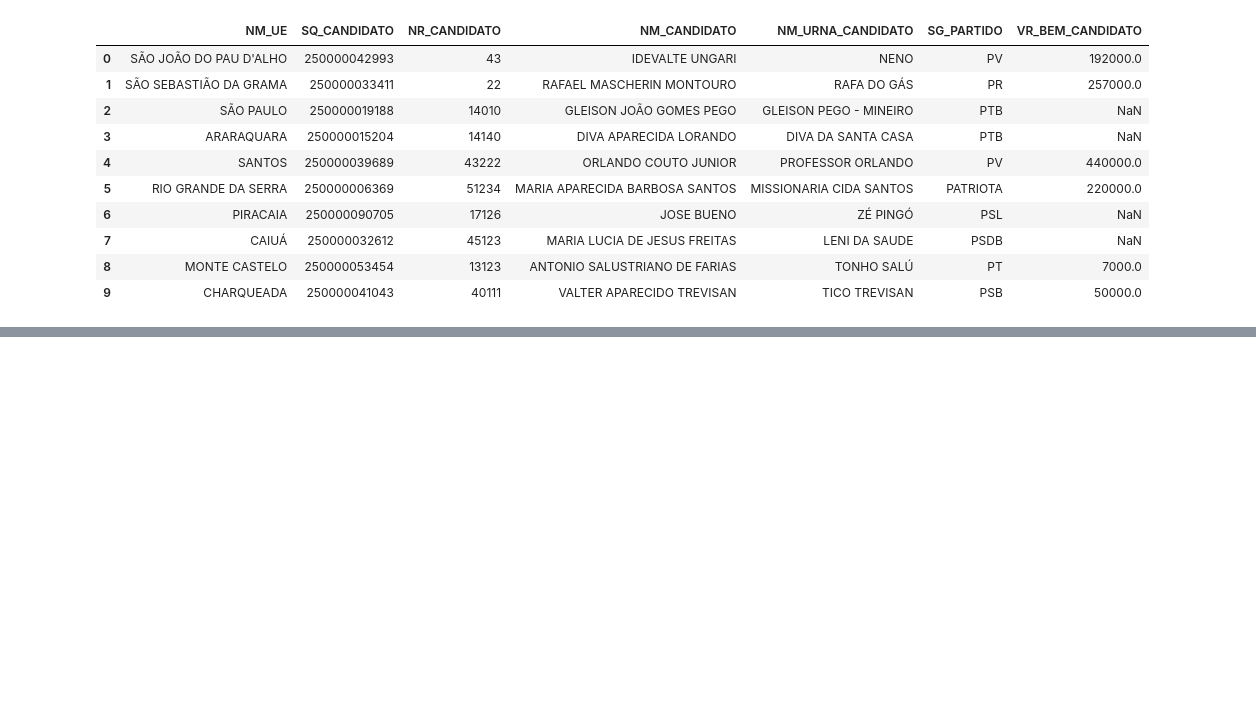
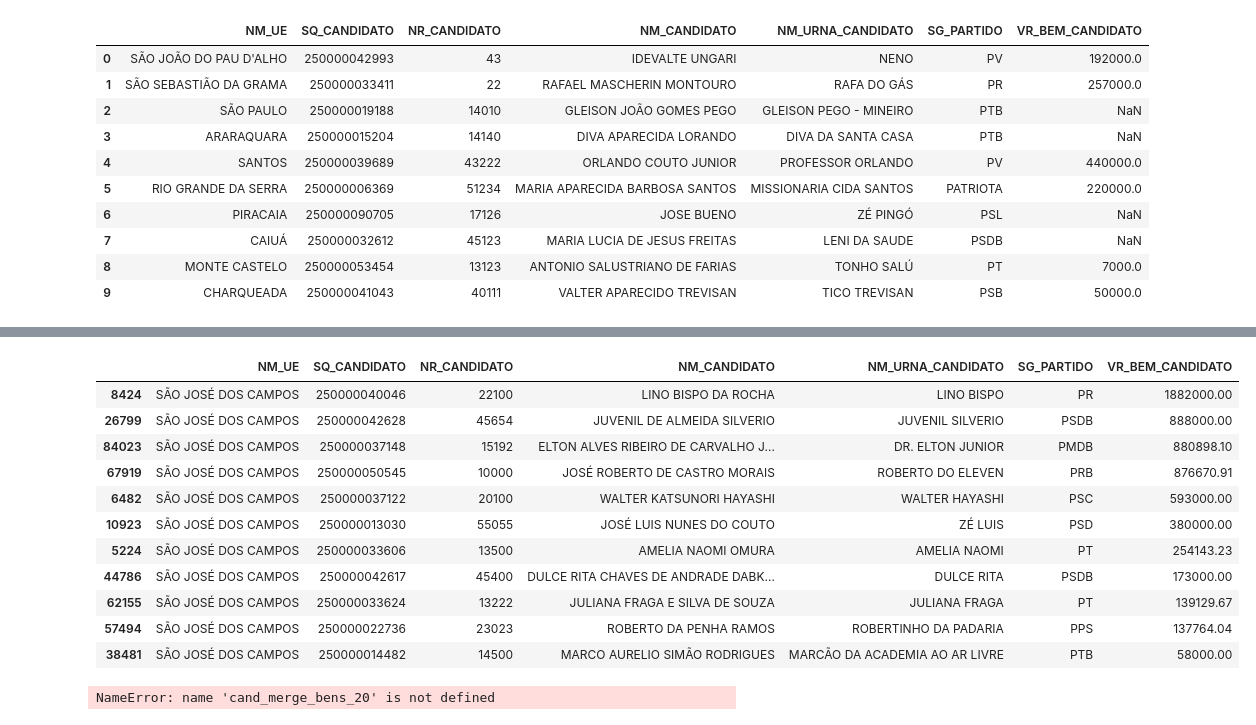
Before and after one commit to gusrobert/analiseDadosBensDeclarados, a Jupyter notebook: Bens declarados dos candidatos reeleitos.ipynb, the cells around one changed output, grey strips where cells are left out. Drawn from its saved outputs; the diff is of its cells as text; code cells hidden in the pictures; blank space fills up the shorter version.

```diff
--- a/Bens declarados dos candidatos reeleitos.ipynb
+++ b/Bens declarados dos candidatos reeleitos.ipynb
@@ -75,0 +115,31 @@ cand_merge_bens_16.head(10)
+# %%
+
+
+list_SQ_CANDIDATO_2016 = [250000042617, 250000037148, 250000033606, 250000014482, 250000022736, 250000042628, 250000040046, 250000050545, 250000037122, 250000033624, 250000013030]
+
+reeleitos2016 = cand_merge_bens_16[cand_merge_bens_16['SQ_CANDIDATO'].isin(list_SQ_CANDIDATO_2016)].sort_values(by='VR_BEM_CANDIDATO', ascending=False)
+# %%
+reeleitos2016
+# %% [output]
+|  | NM_UE | SQ_CANDIDATO | NR_CANDIDATO | NM_CANDIDATO | NM_URNA_CANDIDATO | SG_PARTIDO | VR_BEM_CANDIDATO |
+| 8424 | SÃO JOSÉ DOS CAMPOS | 250000040046 | 22100 | LINO BISPO DA ROCHA | LINO BISPO | PR | 1882000.00 |
+| 26799 | SÃO JOSÉ DOS CAMPOS | 250000042628 | 45654 | JUVENIL DE ALMEIDA SILVERIO | JUVENIL SILVERIO | PSDB | 888000.00 |
+| 84023 | SÃO JOSÉ DOS CAMPOS | 250000037148 | 15192 | ELTON ALVES RIBEIRO DE CARVALHO J... | DR. ELTON JUNIOR | PMDB | 880898.10 |
+| 67919 | SÃO JOSÉ DOS CAMPOS | 250000050545 | 10000 | JOSÉ ROBERTO DE CASTRO MORAIS | ROBERTO DO ELEVEN | PRB | 876670.91 |
+| 6482 | SÃO JOSÉ DOS CAMPOS | 250000037122 | 20100 | WALTER KATSUNORI HAYASHI | WALTER HAYASHI | PSC | 593000.00 |
+| 10923 | SÃO JOSÉ DOS CAMPOS | 250000013030 | 55055 | JOSÉ LUIS NUNES DO COUTO | ZÉ LUIS | PSD | 380000.00 |
+| 5224 | SÃO JOSÉ DOS CAMPOS | 250000033606 | 13500 | AMELIA NAOMI OMURA | AMELIA NAOMI | PT | 254143.23 |
+| 44786 | SÃO JOSÉ DOS CAMPOS | 250000042617 | 45400 | DULCE RITA CHAVES DE ANDRADE DABK... | DULCE RITA | PSDB | 173000.00 |
+| 62155 | SÃO JOSÉ DOS CAMPOS | 250000033624 | 13222 | JULIANA FRAGA E SILVA DE SOUZA | JULIANA FRAGA | PT | 139129.67 |
+| 57494 | SÃO JOSÉ DOS CAMPOS | 250000022736 | 23023 | ROBERTO DA PENHA RAMOS | ROBERTINHO DA PADARIA | PPS | 137764.04 |
+| 38481 | SÃO JOSÉ DOS CAMPOS | 250000014482 | 14500 | MARCO AURELIO SIMÃO RODRIGUES | MARCÃO DA ACADEMIA AO AR LIVRE | PTB | 58000.00 |
+# %%
+#Ordenar candidatos reeleitos por valor do bem del
+
+list_SQ_CANDIDATO_2020 = [250000693458, 250000637943, 250000753710, 250000809155, 250000693849, 250000693451, 250001044545, 250000693448, 250000681757, 250000753707, 250000643180]
+
+reeleitos2020 = cand_merge_bens_20[cand_merge_bens_20['SQ_CANDIDATO'].isin(list_SQ_CANDIDATO_2020)].sort_values(by='VR_BEM_CANDIDATO', ascending=False)
+
+colunasSelecionadas2020 = reeleitos2020.filter(items=['NM_URNA', VR_BEM_CANDIDATO])
+# %% [output]
+NameError: name 'cand_merge_bens_20' is not defined
```
Also changed, not shown: parts of 9 cells of this notebook.
